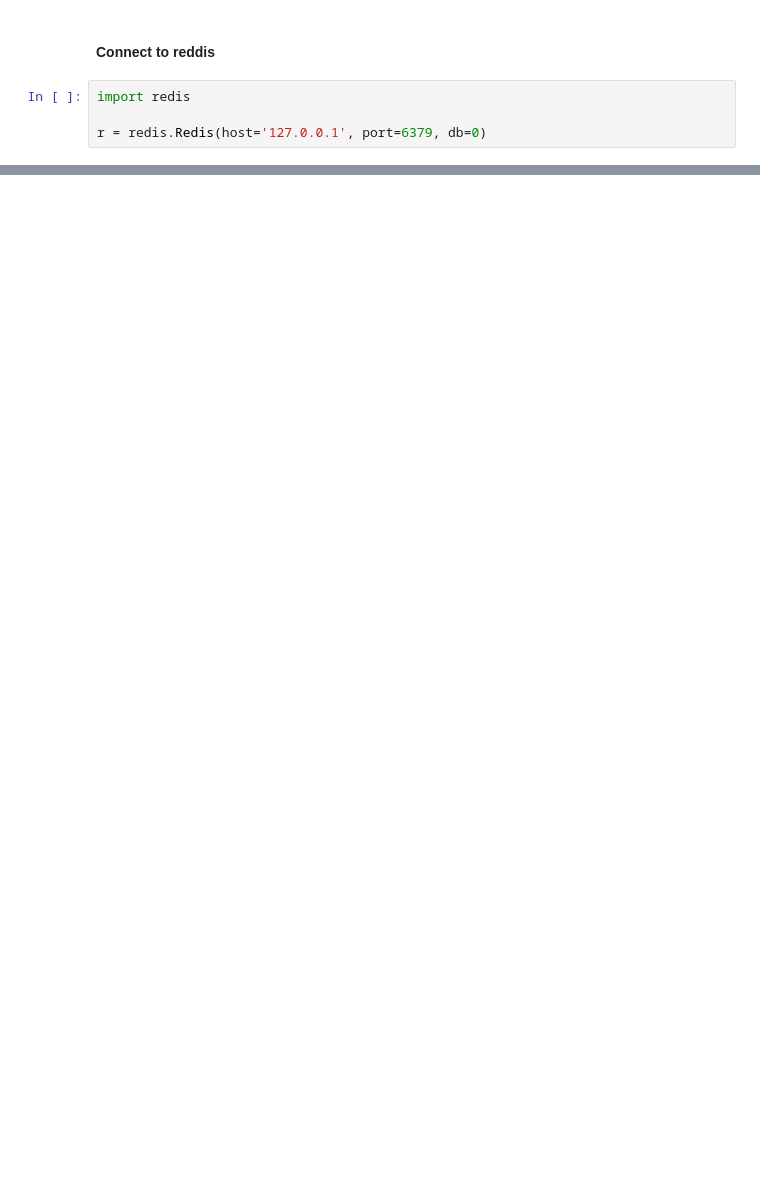
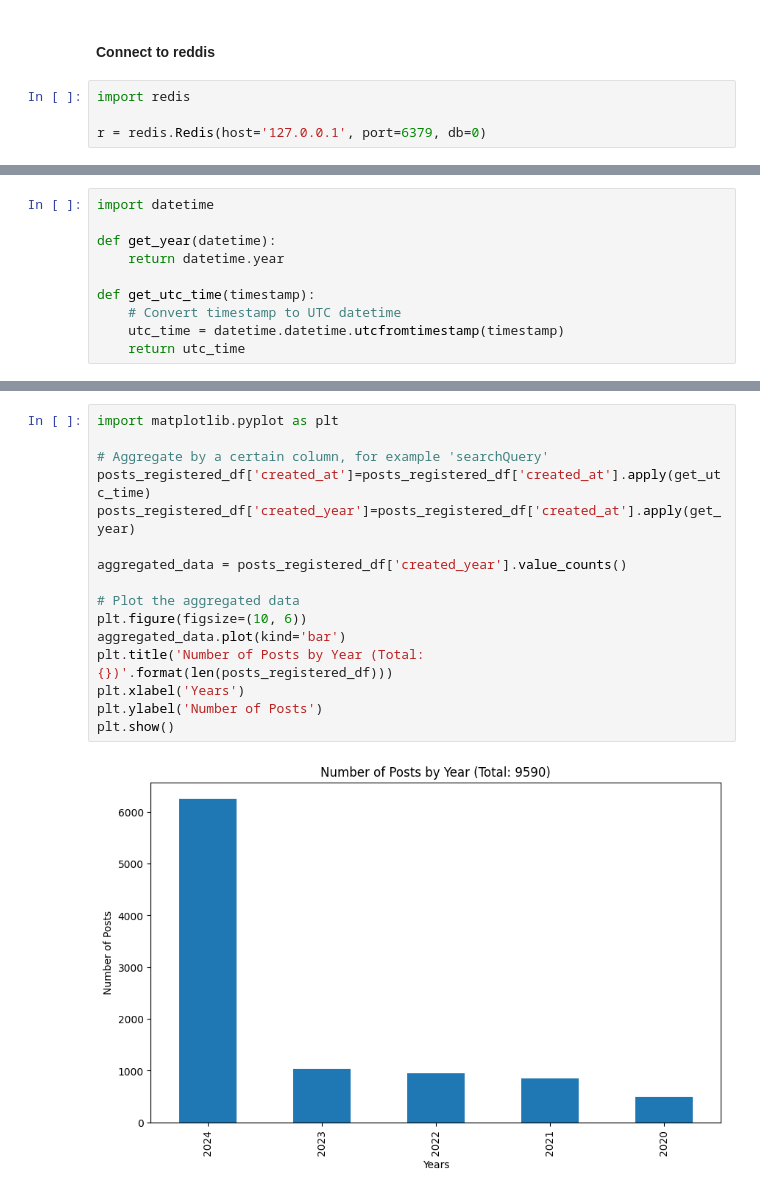
Before and after one commit to NourJadiri/fake_disorder_cringe, a Jupyter notebook: src/reddit_api.ipynb, the cells around one changed output, grey strips where cells are left out. Saved outputs shown, nothing was run; the diff lists cells and outputs as text; blank space fills up the shorter version.

```diff
--- a/src/reddit_api.ipynb
+++ b/src/reddit_api.ipynb
@@ -291,0 +128,10 @@ inserted 1gxbnq2
+# %%
+import datetime
+
+def get_year(datetime):
+    return datetime.year
+
+def get_utc_time(timestamp):
+    # Convert timestamp to UTC datetime
+    utc_time = datetime.datetime.utcfromtimestamp(timestamp)
+    return utc_time
@@ -291,0 +172,18 @@ inserted 1gxbnq2
+# %%
+import matplotlib.pyplot as plt
+
+# Aggregate by a certain column, for example 'searchQuery'
+posts_registered_df['created_at']=posts_registered_df['created_at'].apply(get_utc_time)
+posts_registered_df['created_year']=posts_registered_df['created_at'].apply(get_year)
+
+aggregated_data = posts_registered_df['created_year'].value_counts()
+
+# Plot the aggregated data
+plt.figure(figsize=(10, 6))
+aggregated_data.plot(kind='bar')
+plt.title('Number of Posts by Year (Total: {})'.format(len(posts_registered_df)))
+plt.xlabel('Years')
+plt.ylabel('Number of Posts')
+plt.show()
+# %% [output]
+[figure, added]
```
Also changed, not shown: parts of 24 cells of this notebook, 2 other files.
